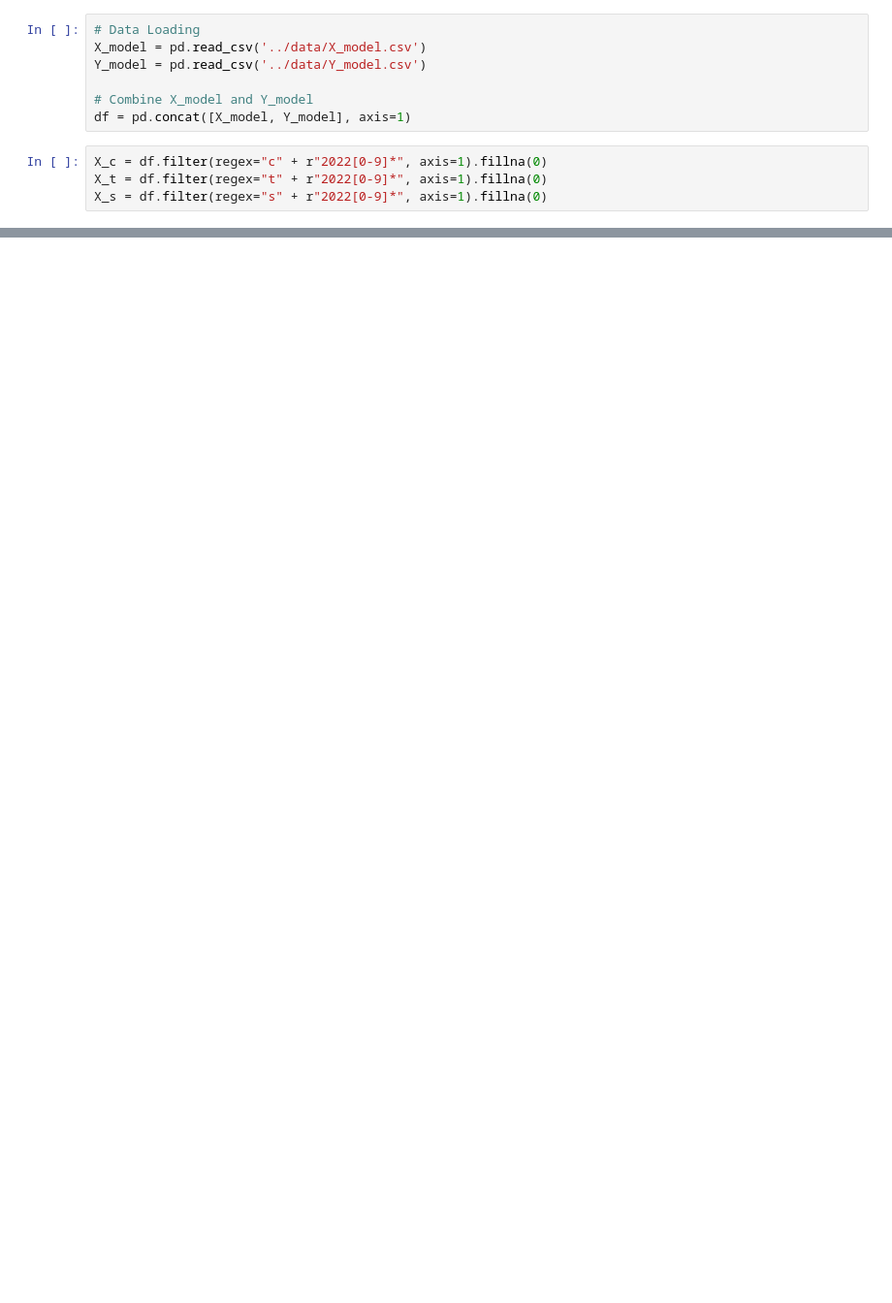
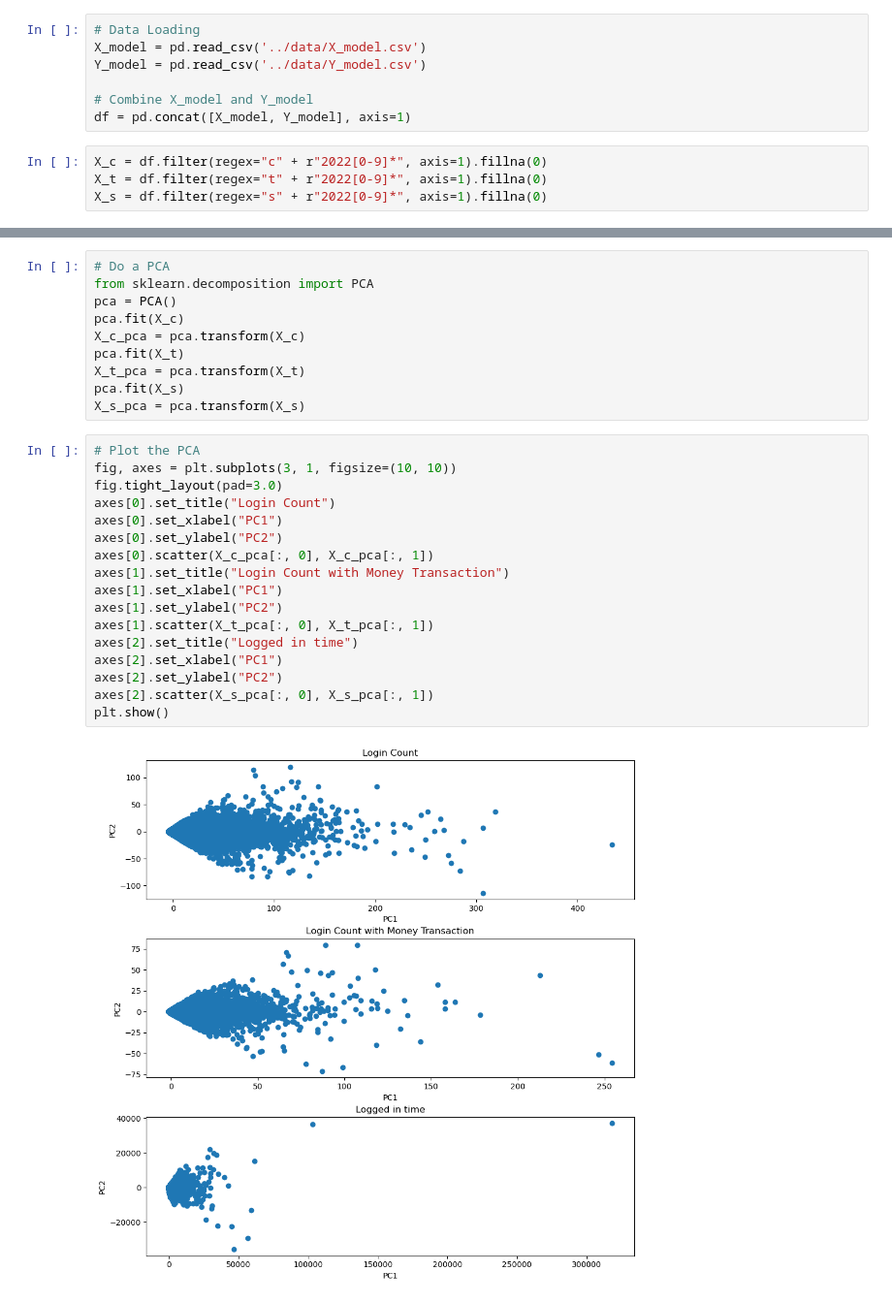
Before and after one commit to 01Joseph-Hwang10/data-science-contest-2022, a Jupyter notebook: models/eda.ipynb, the cells around one changed output, grey strips where cells are left out. Shown at 97% size. Drawn from its saved outputs; the diff is of its cells as text; blank space fills up the shorter version.

Commit message:
add relative data plot

```diff
--- a/models/eda.ipynb
+++ b/models/eda.ipynb
@@ -38,0 +40,29 @@ plt.show()
+# %%
+# Do a PCA
+from sklearn.decomposition import PCA
+pca = PCA()
+pca.fit(X_c)
+X_c_pca = pca.transform(X_c)
+pca.fit(X_t)
+X_t_pca = pca.transform(X_t)
+pca.fit(X_s)
+X_s_pca = pca.transform(X_s)
+# %%
+# Plot the PCA
+fig, axes = plt.subplots(3, 1, figsize=(10, 10))
+fig.tight_layout(pad=3.0)
+axes[0].set_title("Login Count")
+axes[0].set_xlabel("PC1")
+axes[0].set_ylabel("PC2")
+axes[0].scatter(X_c_pca[:, 0], X_c_pca[:, 1])
+axes[1].set_title("Login Count with Money Transaction")
+axes[1].set_xlabel("PC1")
+axes[1].set_ylabel("PC2")
+axes[1].scatter(X_t_pca[:, 0], X_t_pca[:, 1])
+axes[2].set_title("Logged in time")
+axes[2].set_xlabel("PC1")
+axes[2].set_ylabel("PC2")
+axes[2].scatter(X_s_pca[:, 0], X_s_pca[:, 1])
+plt.show()
+# %% [output]
+[figure, added]
```
Also changed, not shown: parts of 20 cells of this notebook, 2 other files.
